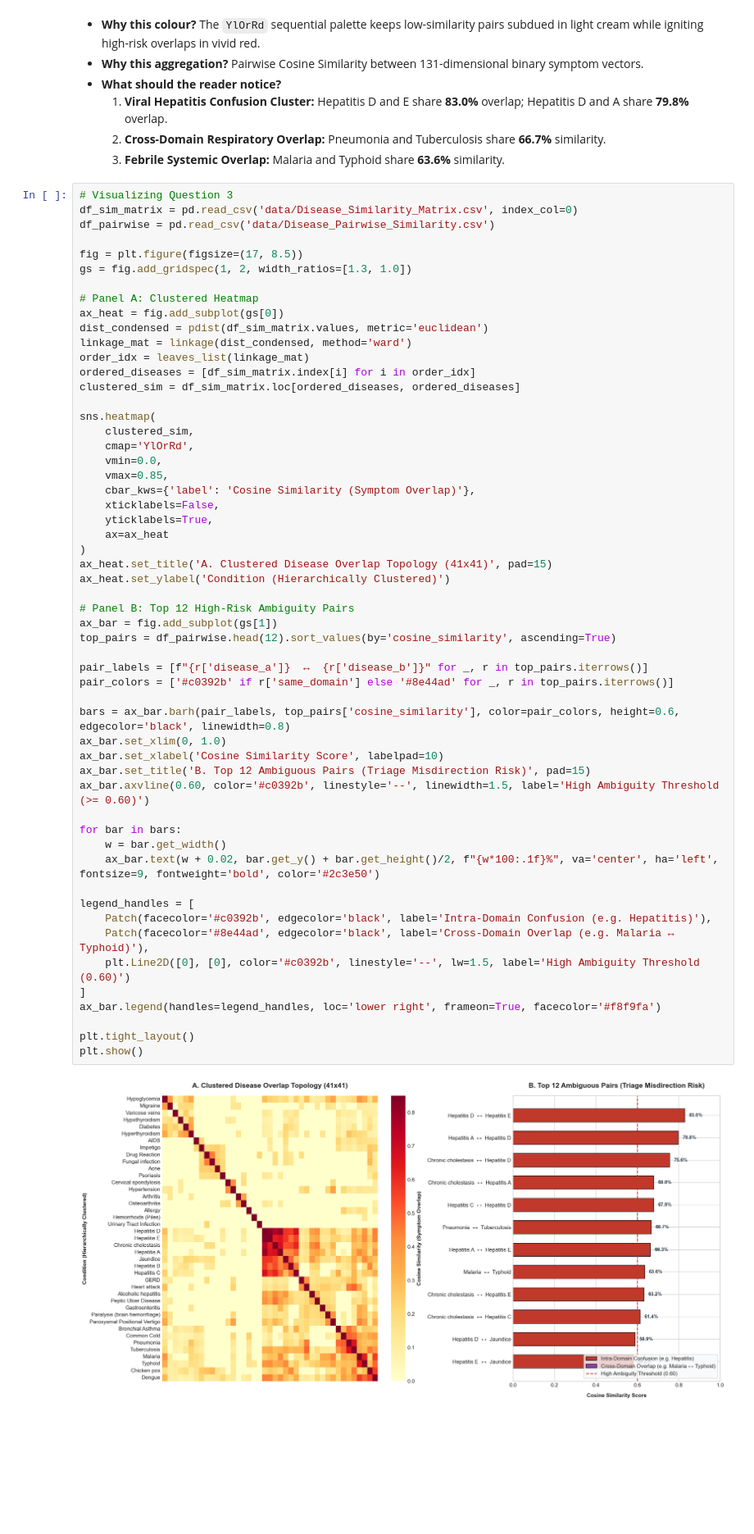
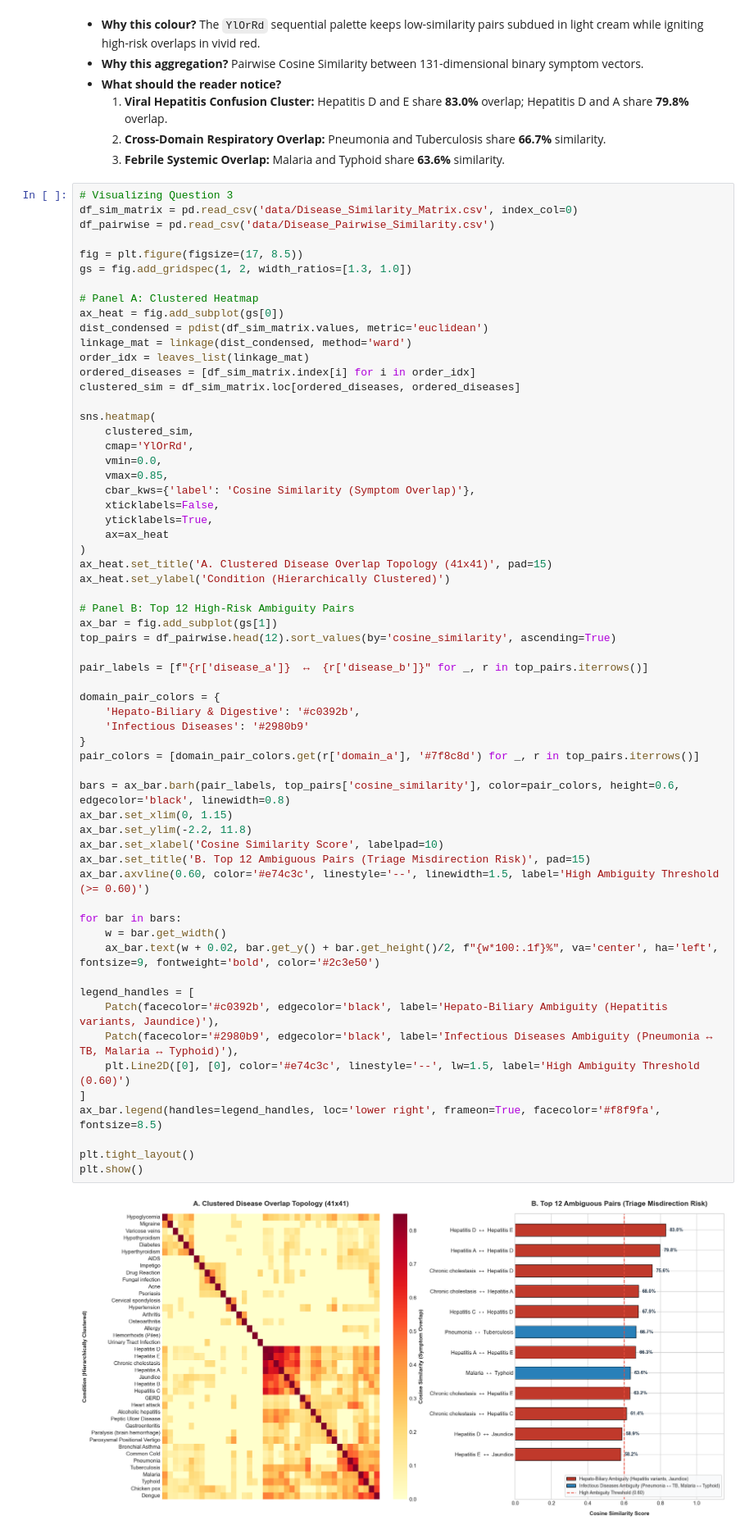
Before and after one commit to atho06/symptoms-to-disease-visual-analytics, a Jupyter notebook: disease_prediction_case_study.ipynb, the cells around one changed output. Shown at 82% size. Drawn from its saved outputs; the diff is of its cells as text; blank space fills up the shorter version.

Commit message:
Audit and resolve feedback: correct Pareto cutoffs, clarify Fig 3 domains and legend placement, reconcile Fig 4 fluid_overload artifact, and reframe intake reduction as projected operational target

```diff
--- a/disease_prediction_case_study.ipynb
+++ b/disease_prediction_case_study.ipynb
@@ -314,41 +314,47 @@ sns.heatmap(
     vmin=0.0,
     vmax=0.85,
     cbar_kws={'label': 'Cosine Similarity (Symptom Overlap)'},
     xticklabels=False,
     yticklabels=True,
     ax=ax_heat
 )
 ax_heat.set_title('A. Clustered Disease Overlap Topology (41x41)', pad=15)
 ax_heat.set_ylabel('Condition (Hierarchically Clustered)')
 
 # Panel B: Top 12 High-Risk Ambiguity Pairs
 ax_bar = fig.add_subplot(gs[1])
 top_pairs = df_pairwise.head(12).sort_values(by='cosine_similarity', ascending=True)
 
 pair_labels = [f"{r['disease_a']}  ↔  {r['disease_b']}" for _, r in top_pairs.iterrows()]
-pair_colors = ['#c0392b' if r['same_domain'] else '#8e44ad' for _, r in top_pairs.iterrows()]
+
+domain_pair_colors = {
+    'Hepato-Biliary & Digestive': '#c0392b',
+    'Infectious Diseases': '#2980b9'
+}
+pair_colors = [domain_pair_colors.get(r['domain_a'], '#7f8c8d') for _, r in top_pairs.iterrows()]
 
 bars = ax_bar.barh(pair_labels, top_pairs['cosine_similarity'], color=pair_colors, height=0.6, edgecolor='black', linewidth=0.8)
-ax_bar.set_xlim(0, 1.0)
+ax_bar.set_xlim(0, 1.15)
+ax_bar.set_ylim(-2.2, 11.8)
 ax_bar.set_xlabel('Cosine Similarity Score', labelpad=10)
 ax_bar.set_title('B. Top 12 Ambiguous Pairs (Triage Misdirection Risk)', pad=15)
-ax_bar.axvline(0.60, color='#c0392b', linestyle='--', linewidth=1.5, label='High Ambiguity Threshold (>= 0.60)')
+ax_bar.axvline(0.60, color='#e74c3c', linestyle='--', linewidth=1.5, label='High Ambiguity Threshold (>= 0.60)')
 
 for bar in bars:
     w = bar.get_width()
     ax_bar.text(w + 0.02, bar.get_y() + bar.get_height()/2, f"{w*100:.1f}%", va='center', ha='left', fontsize=9, fontweight='bold', color='#2c3e50')
 
 legend_handles = [
-    Patch(facecolor='#c0392b', edgecolor='black', label='Intra-Domain Confusion (e.g. Hepatitis)'),
-    Patch(facecolor='#8e44ad', edgecolor='black', label='Cross-Domain Overlap (e.g. Malaria ↔ Typhoid)'),
-    plt.Line2D([0], [0], color='#c0392b', linestyle='--', lw=1.5, label='High Ambiguity Threshold (0.60)')
+    Patch(facecolor='#c0392b', edgecolor='black', label='Hepato-Biliary Ambiguity (Hepatitis variants, Jaundice)'),
+    Patch(facecolor='#2980b9', edgecolor='black', label='Infectious Diseases Ambiguity (Pneumonia ↔ TB, Malaria ↔ Typhoid)'),
+    plt.Line2D([0], [0], color='#e74c3c', linestyle='--', lw=1.5, label='High Ambiguity Threshold (0.60)')
 ]
-ax_bar.legend(handles=legend_handles, loc='lower right', frameon=True, facecolor='#f8f9fa')
+ax_bar.legend(handles=legend_handles, loc='lower right', frameon=True, facecolor='#f8f9fa', fontsize=8.5)
 
 plt.tight_layout()
 plt.show()
 # %% [output]
-[figure, old version]
+[figure, new version]
 # %% [markdown]
 ## 8. Analytical Question 4: Dataset Structural Imbalance & Synthetic Artifacts
 
```
Also changed, not shown: parts of 3 cells of this notebook, 17 other files.
